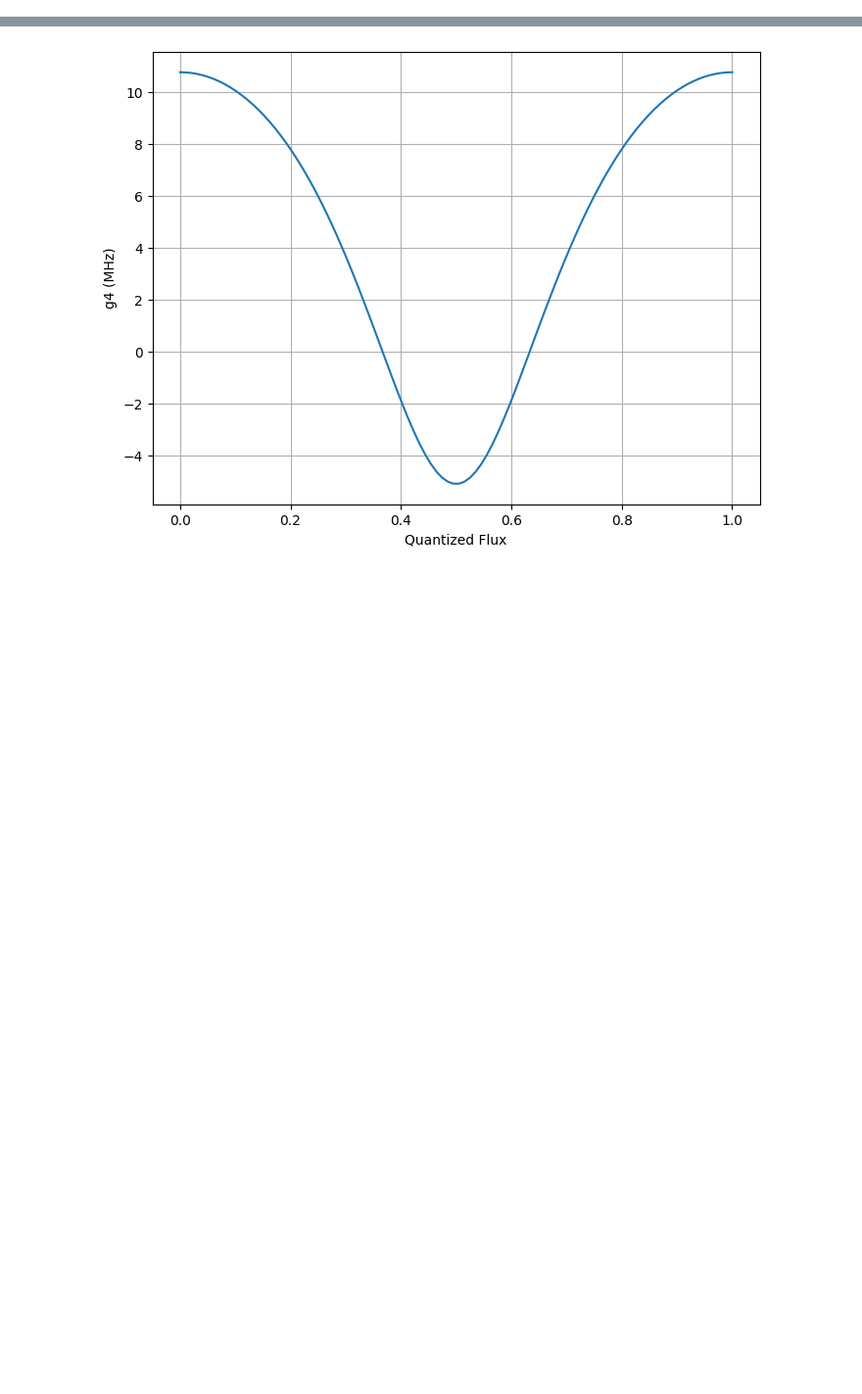
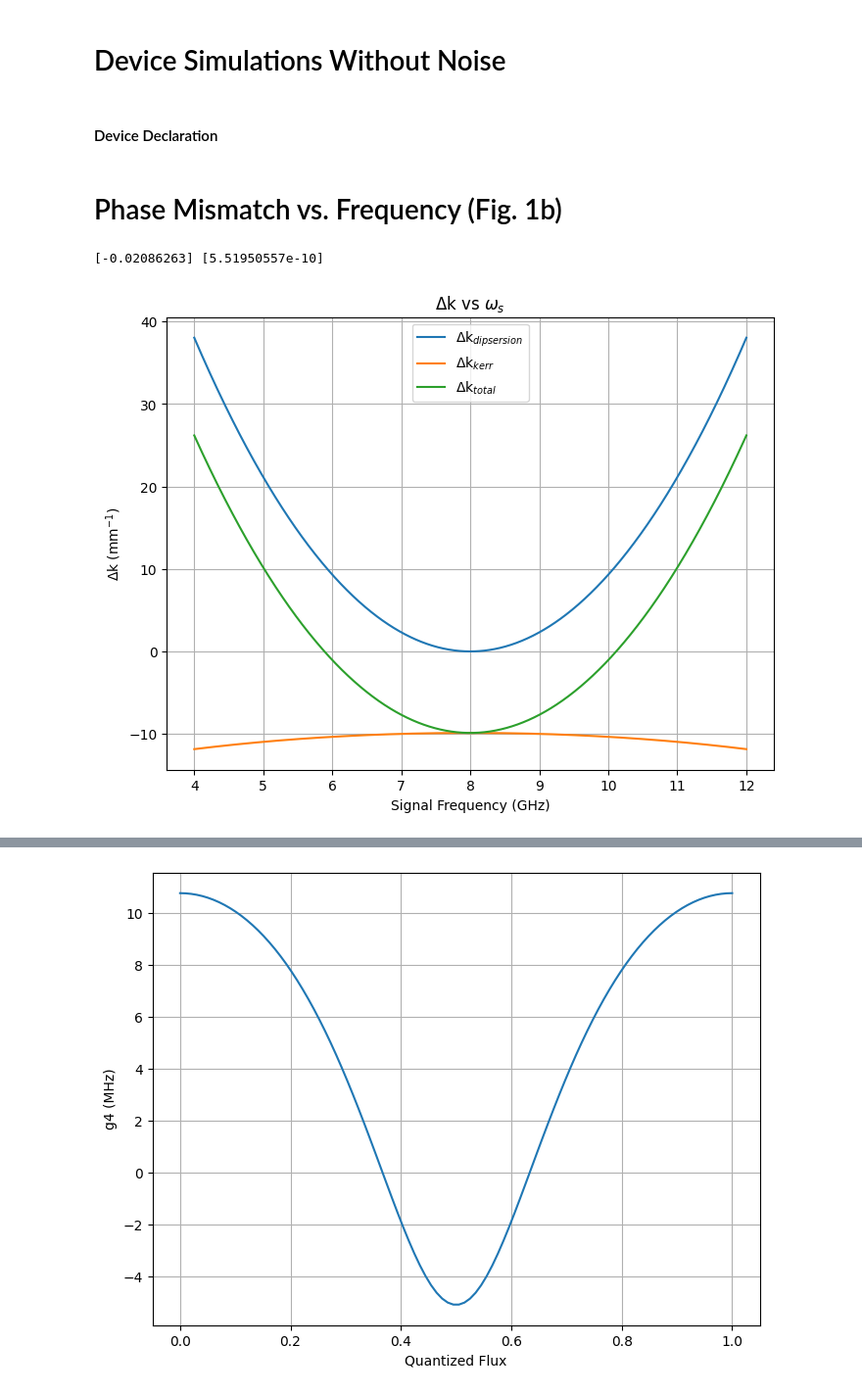
Before and after one commit to eliaslehman/AQT, a Jupyter notebook: Reverse Kerr Simulation.ipynb, the cells around one changed output, grey strips where cells are left out. Shown at 98% size. Cells and saved outputs as stored; diff of their text form; code cells hidden in the pictures; blank space fills up the shorter version.

Commit message:
Added device layout tests

```diff
--- a/Reverse Kerr Simulation.ipynb
+++ b/Reverse Kerr Simulation.ipynb
@@ -223 +197,5 @@ class dispersion_in_JJ_metamaterial:
+# %% [markdown]
+# Device Simulations Without Noise
+# %% [markdown]
+#### Device Declaration
 # %%
@@ -260,3 +236,29 @@ def plot(func, x, lables=None, title=None):
 # plt.ylabel("Gain (dB)")
 # plt.grid(True)
 # plt.show()
+# %% [markdown]
+# Phase Mismatch vs. Frequency (Fig. 1b)
+# %%
+sim.phi_ext = np.pi					# external magnetic flux in the loop
+sim.calculate_loop_parameters()
+print(sim.gamma, sim.L_loop)
+
+omega_s_range = np.linspace(4, 12, 1000)
+dk_disp_values = -sim.phase_mismatch_vs_frequency(omega_s_range)[0]*sim.size_of_one_loop/1e-3
+dk_kerr_values = -sim.phase_mismatch_vs_frequency(omega_s_range)[1]*sim.size_of_one_loop/1e-3
+dk_tot_values = -sim.phase_mismatch_vs_frequency(omega_s_range)[2]*sim.size_of_one_loop/1e-3
+
+
+plt.figure(figsize=(8, 6))
+plt.plot(omega_s_range, dk_disp_values, label=r'$\Delta$k$_{dipsersion}$')
+plt.plot(omega_s_range, dk_kerr_values, label=r'$\Delta$k$_{kerr}$')
+plt.plot(omega_s_range, dk_tot_values, label=r'$\Delta$k$_{total}$')
+plt.xlabel('Signal Frequency (GHz)')
+plt.ylabel(r'$\Delta$k (mm$^{-1}$)')
+plt.title(r'$\Delta$k vs $\omega_s$')
+plt.grid(True)
+plt.legend()
+plt.show()
+# %% [output]
+[-0.02086263] [5.51950557e-10]
+[figure, added]
```
Also changed, not shown: parts of 32 cells of this notebook, 24 other files.
